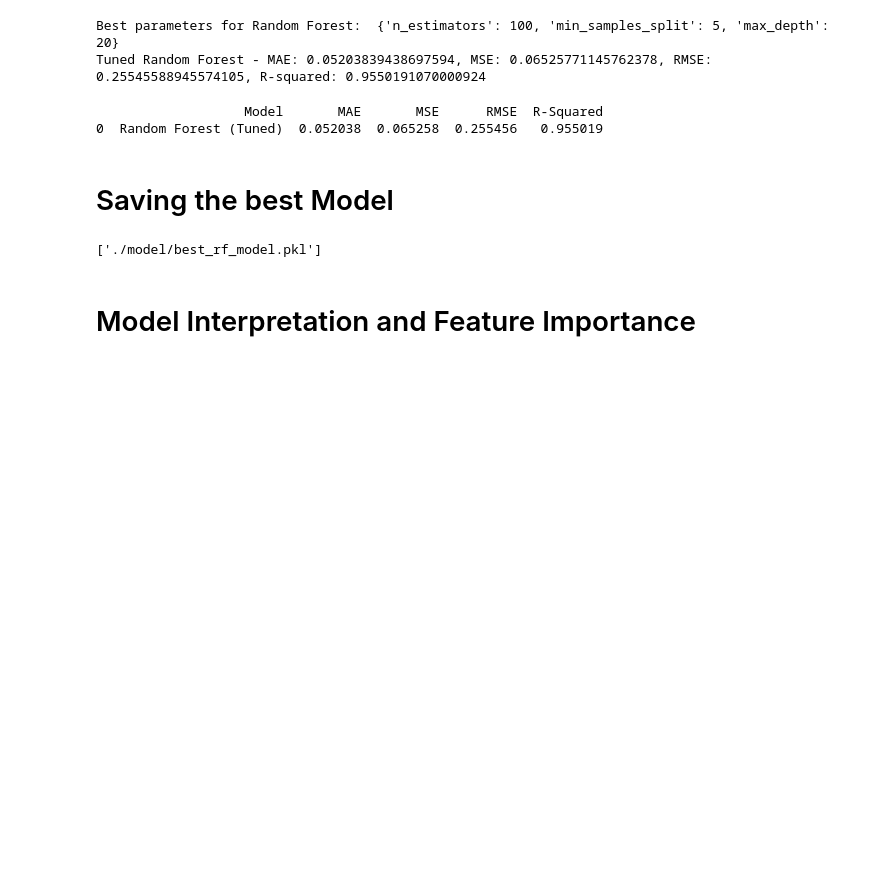
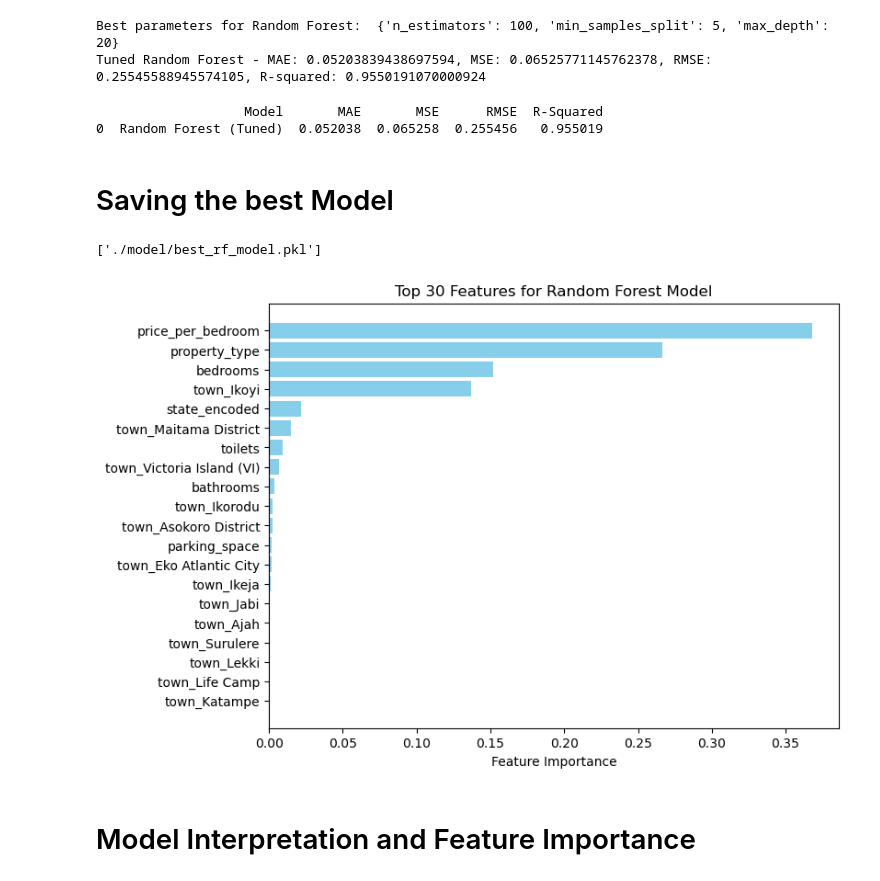
Before and after one commit to Johnnysnipes90/Nigeria-Housing-Price-Prediction, a Jupyter notebook: Notebook/notebook.ipynb, the cells around one changed output. Cells and saved outputs as stored; diff of their text form; code cells hidden in the pictures; blank space fills up the shorter version.

Commit message:
feature importance

```diff
--- a/Notebook/notebook.ipynb
+++ b/Notebook/notebook.ipynb
@@ -620,6 +620,32 @@ best_rf_model = rf_search.best_estimator_
 joblib.dump(best_rf_model, './model/best_rf_model.pkl')
 # %% [output]
 ['./model/best_rf_model.pkl']
+# %%
+import pandas as pd
+import matplotlib.pyplot as plt
+
+# Assuming 'best_rf_model' is the best Random Forest model obtained from GridSearchCV or RandomizedSearchCV
+# and 'X_train' is your training DataFrame with feature names.
+
+# Get feature importances from the model
+feature_importances = best_rf_model.feature_importances_
+features = X_train.columns  # Ensure X_train is a DataFrame so columns are available
+
+# Create a DataFrame to hold features and their importance scores
+importance_df = pd.DataFrame({'Feature': features, 'Importance': feature_importances})
+
+# Sort by importance in descending order and select the top 30 features
+top_30_features = importance_df.sort_values(by='Importance', ascending=False).head(20)
+
+# Plot the top 30 features
+plt.figure(figsize=(8, 6))
+plt.barh(top_30_features['Feature'], top_30_features['Importance'], color='skyblue')
+plt.xlabel('Feature Importance')
+plt.title('Top 30 Features for Random Forest Model')
+plt.gca().invert_yaxis()  # Keep the highest importance feature at the top
+plt.show()
+# %% [output]
+[figure, added]
 # %% [markdown]
 # Model Interpretation and Feature Importance
 # %%
```
Also changed, not shown: parts of 2 cells of this notebook.
